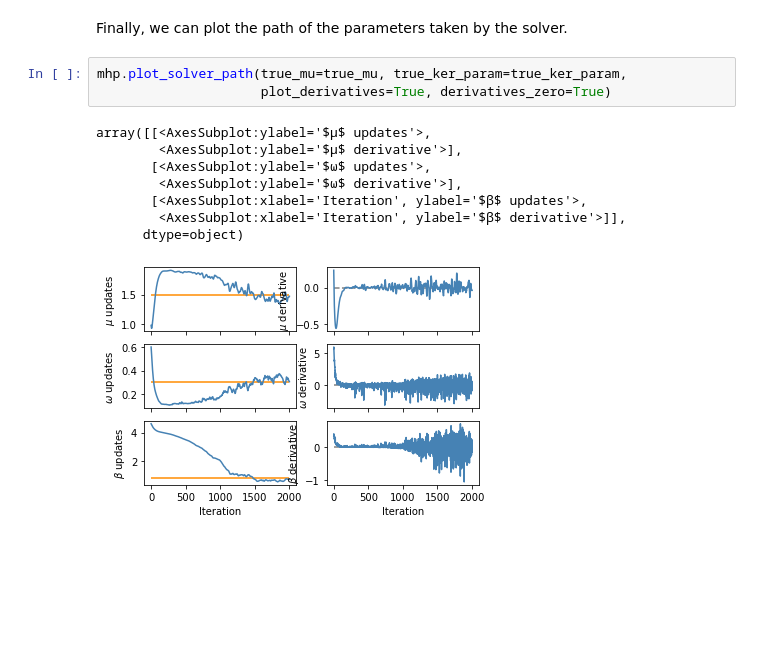
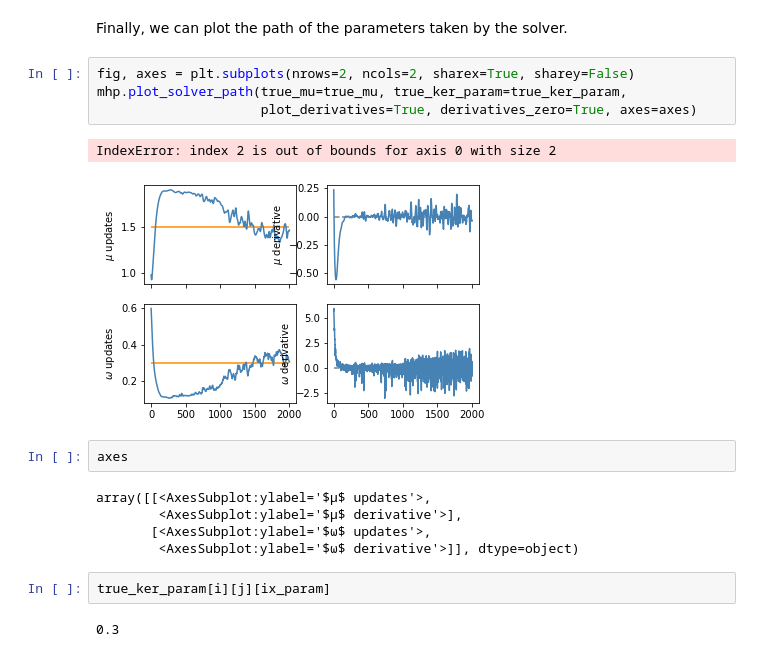
Before and after one commit to saadlabyad/aslsd, a Jupyter notebook: examples/fit_exp1d.ipynb, the cells around one changed output. Cells and saved outputs as stored; diff of their text form; blank space fills up the shorter version.

Commit message:
Fix plotting bug

```diff
--- a/examples/fit_exp1d.ipynb
+++ b/examples/fit_exp1d.ipynb
@@ -111,14 +111,20 @@ ax.legend()
 # %% [markdown]
 Finally, we can plot the path of the parameters taken by the solver.
 # %%
+fig, axes = plt.subplots(nrows=2, ncols=2, sharex=True, sharey=False)
 mhp.plot_solver_path(true_mu=true_mu, true_ker_param=true_ker_param,
-                     plot_derivatives=True, derivatives_zero=True)
+                     plot_derivatives=True, derivatives_zero=True, axes=axes)
 # %% [output]
-array([[<AxesSubplot:ylabel='$μ$ updates'>,
-        <AxesSubplot:ylabel='$μ$ derivative'>],
-       [<AxesSubplot:ylabel='$ω$ updates'>,
-        <AxesSubplot:ylabel='$ω$ derivative'>],
-       [<AxesSubplot:xlabel='Iteration', ylabel='$β$ updates'>,
-        <AxesSubplot:xlabel='Iteration', ylabel='$β$ derivative'>]],
-      dtype=object)
+IndexError: index 2 is out of bounds for axis 0 with size 2
-[figure, old version]
+[figure, new version]
+# %%
+axes
+# %% [output]
+array([[<AxesSubplot:ylabel='$μ$ updates'>,
+        <AxesSubplot:ylabel='$μ$ derivative'>],
+       [<AxesSubplot:ylabel='$ω$ updates'>,
+        <AxesSubplot:ylabel='$ω$ derivative'>]], dtype=object)
+# %%
+true_ker_param[i][j][ix_param]
+# %% [output]
+0.3
```
Also changed, not shown: parts of 3 cells of this notebook, 2 other files.
